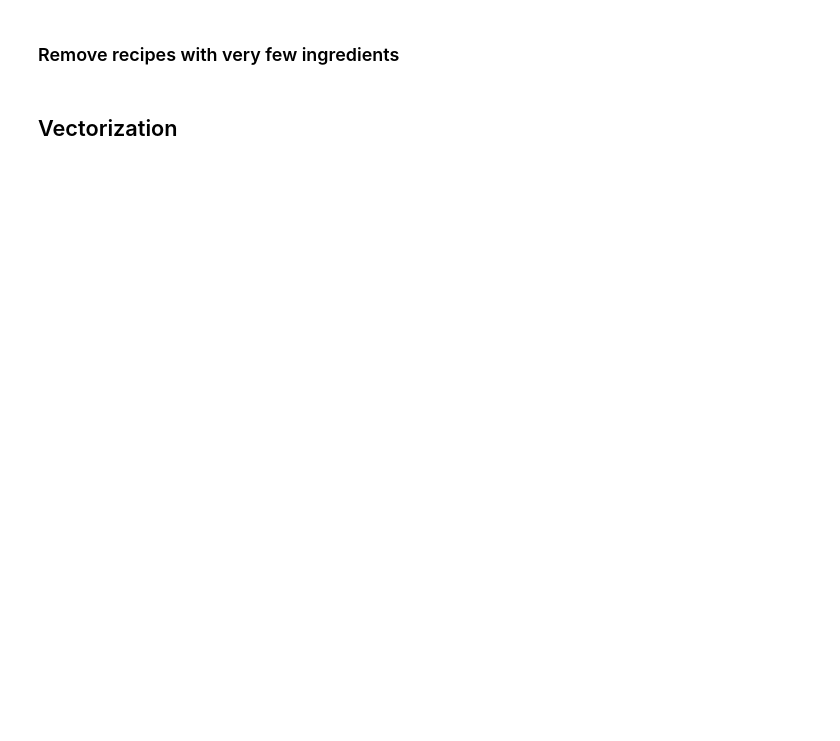
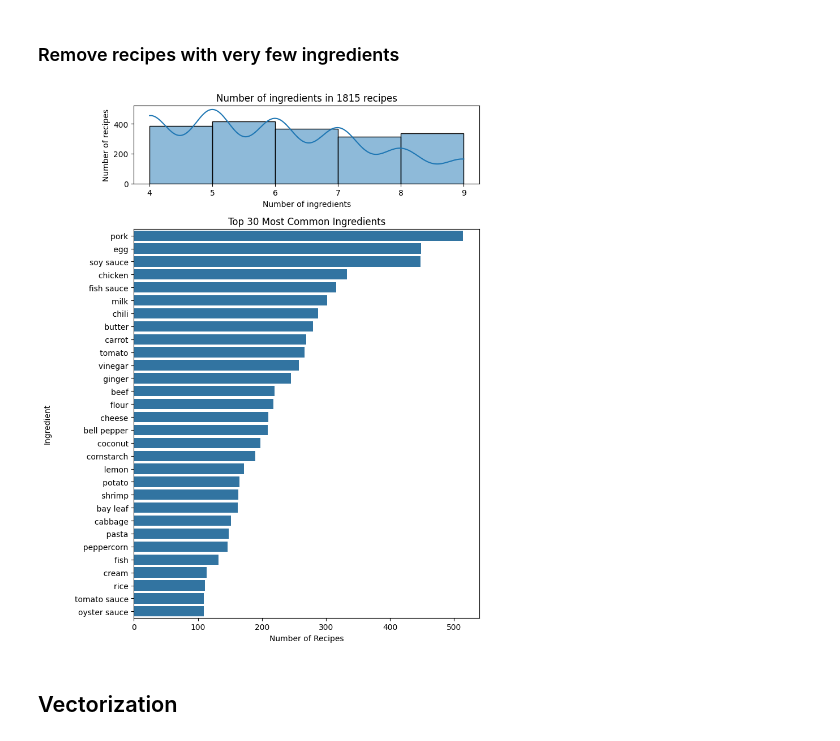
Before and after one commit to rixmape/panlasang-pinoy-clustering, a Jupyter notebook: panlasang-pinoy.ipynb, the cells around one changed output. Cells and saved outputs as stored; diff of their text form; code cells hidden in the pictures; blank space fills up the shorter version.

```diff
--- a/panlasang-pinoy.ipynb
+++ b/panlasang-pinoy.ipynb
@@ -408,13 +412,15 @@ plot_common_ingredients(reduced_df["cleaned_ingredients"])
 # %% [markdown]
 ### Remove recipes with very few ingredients
 # %%
+MIN_INGREDIENT = 4
+MAX_INGREDIENT = 9
+
 counts = reduced_df["cleaned_ingredients"].apply(len)
-min_ingredient = 3
-max_ingredient = 9
-reduced_df = reduced_df[(counts >= min_ingredient) & (counts <= max_ingredient)]
+reduced_df = reduced_df[(counts >= MIN_INGREDIENT) & (counts <= MAX_INGREDIENT)]
 
-plot_ingredient_distribution(reduced_df["cleaned_ingredients"])
-plot_common_ingredients(reduced_df["cleaned_ingredients"])
+plot_ingredient_analysis(reduced_df["cleaned_ingredients"])
+# %% [output]
+[figure, added]
 # %% [markdown]
 ## Vectorization
 # %%
```
Also changed, not shown: parts of 18 cells of this notebook, 4 other files.
